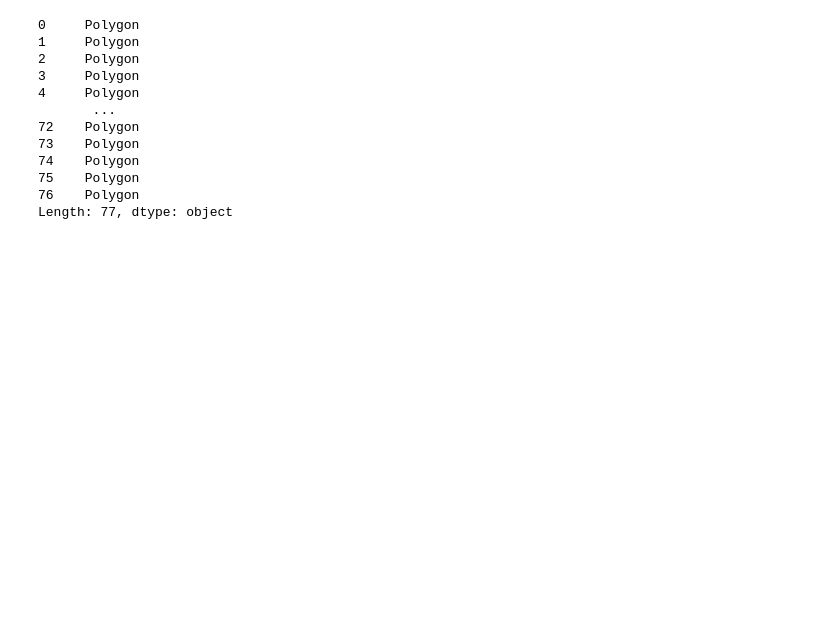
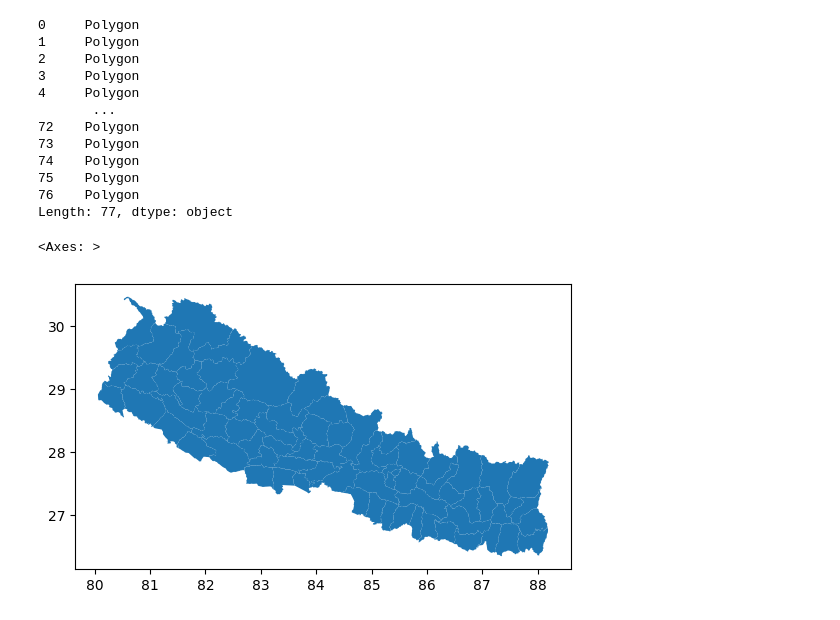
Before and after one commit to Pushpagtm/Interpolation, a Jupyter notebook: vector_processing.ipynb, the cells around one changed output. Cells and saved outputs as stored; diff of their text form; code cells hidden in the pictures; blank space fills up the shorter version.

Commit message:
visualization

```diff
--- a/vector_processing.ipynb
+++ b/vector_processing.ipynb
@@ -67,3 +67,8 @@ gdf.geom_type
 75    Polygon
 76    Polygon
 Length: 77, dtype: object
+# %%
+gdf.plot()
+# %% [output]
+<Axes: >
+[figure, added]
```
Also changed, not shown: parts of 2 cells of this notebook.
